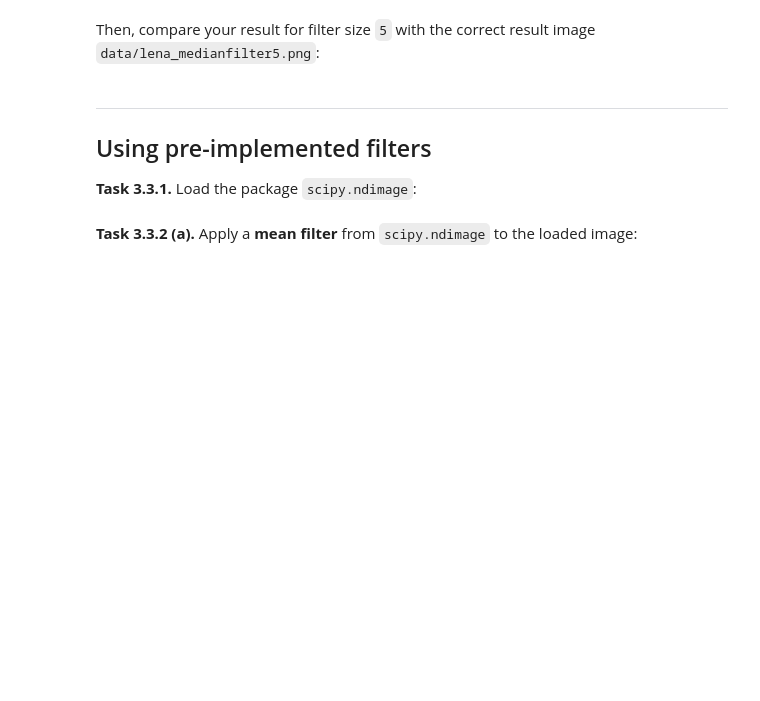
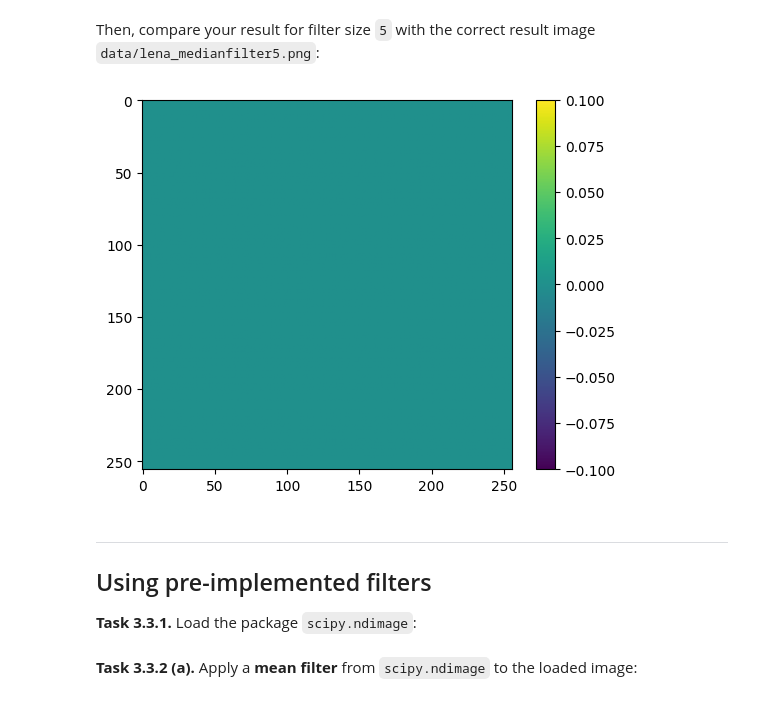
Before and after one commit to Theresa-F/mobi-fs3-python, a Jupyter notebook: task3.ipynb, the cells around one changed output. Cells and saved outputs as stored; diff of their text form; code cells hidden in the pictures; blank space fills up the shorter version.

```diff
--- a/task3.ipynb
+++ b/task3.ipynb
@@ -101,5 +107,14 @@ def medianfilter(img, size):
 # %% [markdown]
 Then, compare your result for filter size `5` with the correct result image `data/lena_medianfilter5.png`:
+# %%
+lena5med = medianfilter(lena, 5)
+correctlena5med = plt.imread('data/lena_medianfilter5.png')
+diff = numpy.abs (lena5med-correctlena5med)
+plt.imshow(diff)
+plt.colorbar()
+assert numpy.allclose(lena5, correctlena5, atol=1/255)
+# %% [output]
+[figure, added]
 # %% [markdown]
 ---
 
```
Also changed, not shown: parts of 6 cells of this notebook.
